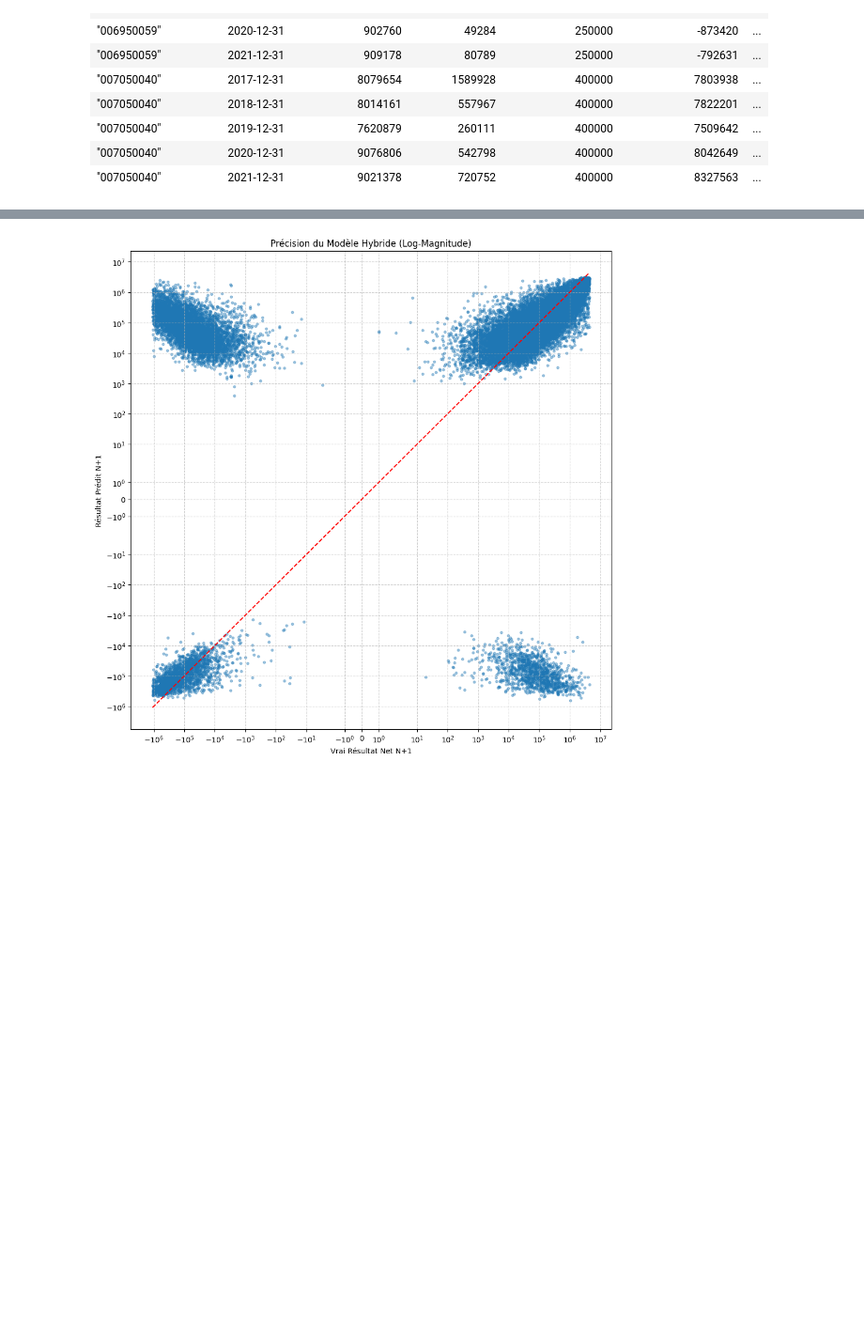
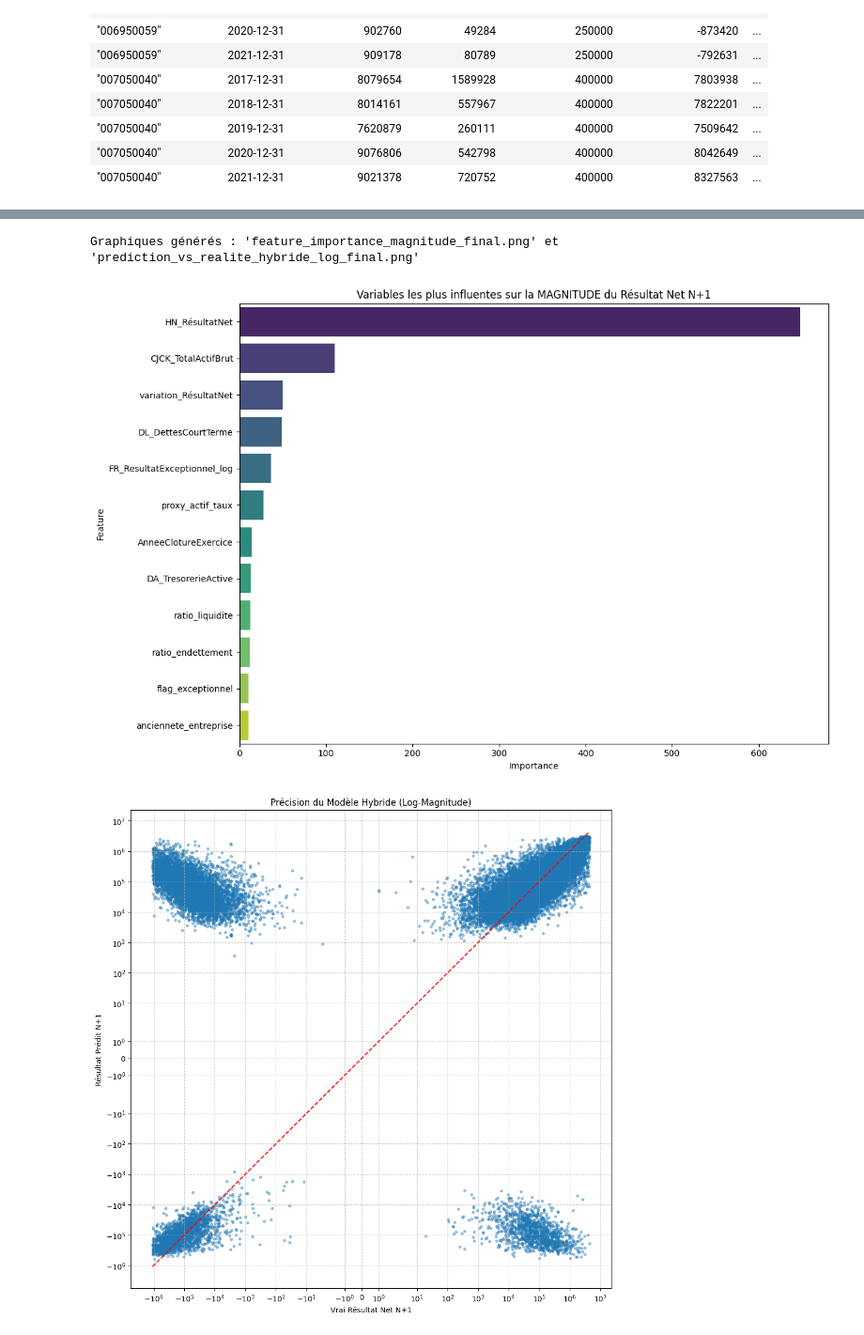
Before and after one commit to ugozchi/AS_Supervised_Learning, a Jupyter notebook: Notebooks/04_Duel_ML.ipynb, the cells around one changed output, grey strips where cells are left out. Shown at 94% size. Cells and saved outputs as stored; diff of their text form; code cells hidden in the pictures; blank space fills up the shorter version.

Commit message:
ajout de la colonne res exceptionnel pour essayer d'expliquer les ecart aussi grand : REPONSE la finance c'est complique va exoliqeur une crise

```diff
--- a/Notebooks/04_Duel_ML.ipynb
+++ b/Notebooks/04_Duel_ML.ipynb
@@ -1901,6 +1901,7 @@ import pandas as pd
 ## 1. DATA PREP & FEATURE ENGINEERING
 # ==================================================
 
+# df_bilan_joined est le DataFrame Pandas résultant de la jointure avec FR_ResultatExceptionnel
 df = df_bilan_joined.to_pandas()
 
 # --- Fonctions utilitaires ---
@@ -1916,13 +1917,21 @@ def safe_log1p(series):
     return np.sign(series) * np.log1p(np.abs(series))
 
 
-print("\n[FEATURE ENGINEERING] Maintien des features avancées...")
+print("\n[FEATURE ENGINEERING] Ajout et transformation des features...")
 
-# --- Création des Features ---
+# --- Création des Features existantes ---
 df['ratio_liquidite'] = safe_divide(df['DA_TresorerieActive'], df['DL_DettesCourtTerme'])
 df['ratio_stabilite_inv'] = safe_divide(1, df['anciennete_entreprise']).replace([np.inf, -np.inf], 0).fillna(0)
 df['proxy_actif_taux'] = safe_divide(df['DA_TresorerieActive'] - df['DL_DettesCourtTerme'], df['anciennete_entreprise']).replace([np.inf, -np.inf], 0).fillna(0)
 df['HN_RésultatNet_log'] = safe_log1p(df['HN_RésultatNet'])
+
+
+# --- NOUVELLES FEATURES BASÉES SUR FR_ResultatExceptionnel (CRITIQUE) ---
+# Transformation Logarithmique du Résultat Exceptionnel
+df['FR_ResultatExceptionnel_log'] = safe_log1p(df['FR_ResultatExceptionnel'])
+
+# Variable Binaire (Signal de présence d'un montant exceptionnel)
+df['flag_exceptionnel'] = (df['FR_ResultatExceptionnel'] != 0).astype(int)
 
 
 # 2. Nettoyage et définition des Cibles
@@ -1932,9 +1941,8 @@ df = df.dropna()
 # --- CRÉATION DE LA VARIABLE CIBLE CLASSIFICATION (Profit vs Perte) ---
 df['target_is_profit'] = (df['cible_ResultatNet_T_plus_1'] > 0).astype(int)
 
-# --- CRÉATION DE LA VARIABLE CIBLE MAGNITUDE (Régression) ---
-# Transformation Logarithmique de la Cible de Régression (CRITIQUE)
-# On prend la valeur absolue + 1 pour garantir un argument positif pour le log.
+# --- CRÉATION DE LA VARIABLE CIBLE MAGNITUDE (Régression sur Log) ---
+# Transformation Logarithmique de la Cible de Régression
 df['target_magnitude_log'] = np.log1p(np.abs(df['cible_ResultatNet_T_plus_1']))
 
 
@@ -1942,10 +1950,12 @@ TARGET_COLUMN = 'cible_ResultatNet_T_plus_1'
 COLUMNS_TO_DROP = [
     TARGET_COLUMN,
     'target_is_profit',
-    'target_magnitude_log',     # La cible transformée est retirée de X
+    'target_magnitude_log',
     # --- Suppression des colonnes non-numériques ou leakées ---
     'siren', 'date_cloture_exercice', 'cible_HN_RésultatNet_T_plus_1',
     'ID_entreprise', 'ratio_tresorerie',
+    # La colonne brute est supprimée pour ne garder que ses dérivés optimisés (log et flag)
+    'FR_ResultatExceptionnel'
 ]
 
 # X = Features
@@ -1991,8 +2001,8 @@ print(f"ROC-AUC  : {cls_auc:.4f}")
 # ==================================================
 print("\n[MODELE REG] Optimisation et entraînement pour la MAGNITUDE ABSOLUE (Log échelle)...")
 
-# Utiliser Mean Squared Error (MSE) comme scoring pour la régression Log, car elle est plus stable
-mse_scorer = make_scorer(mean_absolute_error, greater_is_better=False) # On garde MAE ici pour l'interprétation CV
+# Utiliser MAE pour le scoring de CV, mais l'objectif est MSE pour la stabilité
+mae_scorer = make_scorer(mean_absolute_error, greater_is_better=False)
 
 param_dist_reg = {
     "n_estimators": [500, 1000, 1500],
@@ -2002,10 +2012,10 @@ param_dist_reg = {
 }
 
 search_reg = RandomizedSearchCV(
-    estimator=xgb.XGBRegressor(objective='reg:squarederror', random_state=42, n_jobs=-1), # Utilise MSE pour la stabilité
+    estimator=xgb.XGBRegressor(objective='reg:squarederror', random_state=42, n_jobs=-1),
     param_distributions=param_dist_reg,
-    n_iter=15, # Augmentation des itérations
-    scoring=mse_scorer, # On utilise le scorer MAE pour le rapport, mais l'objectif est MSE
+    n_iter=15,
+    scoring=mae_scorer,
     cv=3,
     verbose=0,
     n_jobs=-1,
@@ -2014,7 +2024,7 @@ search_reg = RandomizedSearchCV(
 
 search_reg.fit(X_train, Y_reg_log_train)
 best_params_reg = search_reg.best_params_
-print(f"MAE CV (val) Magnitude Log ≈ {-search_reg.best_score_:.4f}") # Affichage en MAE log
+print(f"MAE CV (val) Magnitude Log ≈ {-search_reg.best_score_:.4f}")
 
 # Entraînement Final (Magnitude)
 reg_model_final = xgb.XGBRegressor(
@@ -2034,7 +2044,6 @@ reg_model_final.fit(X_train, Y_reg_log_train)
 predictions_magnitude_log = reg_model_final.predict(X_test)
 
 # 2. Re-transformation à l'échelle originale (exponentielle)
-# exp(y) - 1 => Re-transformer la prédiction de Log(1 + |y|) à |y|
 predictions_magnitude = np.expm1(predictions_magnitude_log)
 predictions_magnitude[predictions_magnitude < 0] = 0 # Sécurité
 
@@ -2045,21 +2054,41 @@ predictions_signe = np.where(cls_pred == 1, 1, -1)
 final_predictions = predictions_signe * predictions_magnitude
 
 # 5. Évaluation sur la cible réelle (non-transformée)
-# Utiliser la cible originale non-transformée du DataFrame pour la comparaison.
 y_test_original = df.loc[Y_cls_test.index, TARGET_COLUMN]
 
 final_mae = mean_absolute_error(y_test_original, final_predictions)
 final_r2 = r2_score(y_test_original, final_predictions)
 
-print("\n--- PERFORMANCE GLOBALE FINALE (Approche Hybride + Log Target) ---")
+print("\n--- PERFORMANCE GLOBALE FINALE (Approche Hybride + Log Target + Exc.) ---")
 print(f"MAE : {final_mae:,.2f} € ")
 print(f"R²  : {final_r2:.4f} ")
 
 
 # ==================================================
-## 5. PLOTS FINAUX
+## 5. PLOTS ET ANALYSE D'IMPORTANCE
 # ==================================================
 
+# 5.1 FEATURE IMPORTANCE (Modèle de REGRESSION de Magnitude)
+print("\n[PLOTS] Génération de la Feature Importance pour le modèle de Magnitude...")
+
+# L'objet 'reg_model_final' est une instance d'XGBRegressor scikit-learn
+importance = reg_model_final.get_booster().get_score(importance_type='gain')
+importance_df = pd.DataFrame(list(importance.items()), columns=['Feature', 'Importance'])
+importance_df = importance_df.sort_values(by='Importance', ascending=False)
+
+plt.figure(figsize=(12, 8))
+sns.barplot(
+    x='Importance',
+    y='Feature',
+    data=importance_df.head(20),
+    palette="viridis"
+)
+plt.title("Variables les plus influentes sur la MAGNITUDE du Résultat Net N+1")
+plt.tight_layout()
+plt.savefig("feature_importance_magnitude_final.png")
+
+
+# 5.2 PLOT PRÉDICTION vs RÉALITÉ
 plt.figure(figsize=(10, 10))
 plt.scatter(y_test_original, final_predictions, alpha=0.4, s=10)
 p1 = max(max(final_predictions), max(y_test_original))
@@ -2072,7 +2101,7 @@ plt.xscale('symlog')
 plt.yscale('symlog')
 plt.grid(True, linestyle='--', alpha=0.6)
 plt.tight_layout()
-plt.savefig("prediction_vs_realite_hybride_log.png")
+plt.savefig("prediction_vs_realite_hybride_log_final.png")
 
-print("\nGraphique généré : 'prediction_vs_realite_hybride_log.png'")
+print("\nGraphiques générés : 'feature_importance_magnitude_final.png' et 'prediction_vs_realite_hybride_log_final.png'")
 # %% [output]
@@ -2096 +2128,3 @@ Graphique généré : 'prediction_vs_realite_hybride_log.png'
+Graphiques générés : 'feature_importance_magnitude_final.png' et 'prediction_vs_realite_hybride_log_final.png'
-[figure, old version]
+[figure, new version]
+[figure, added]
```
Also changed, not shown: parts of 1 cell of this notebook, 2 other files.
